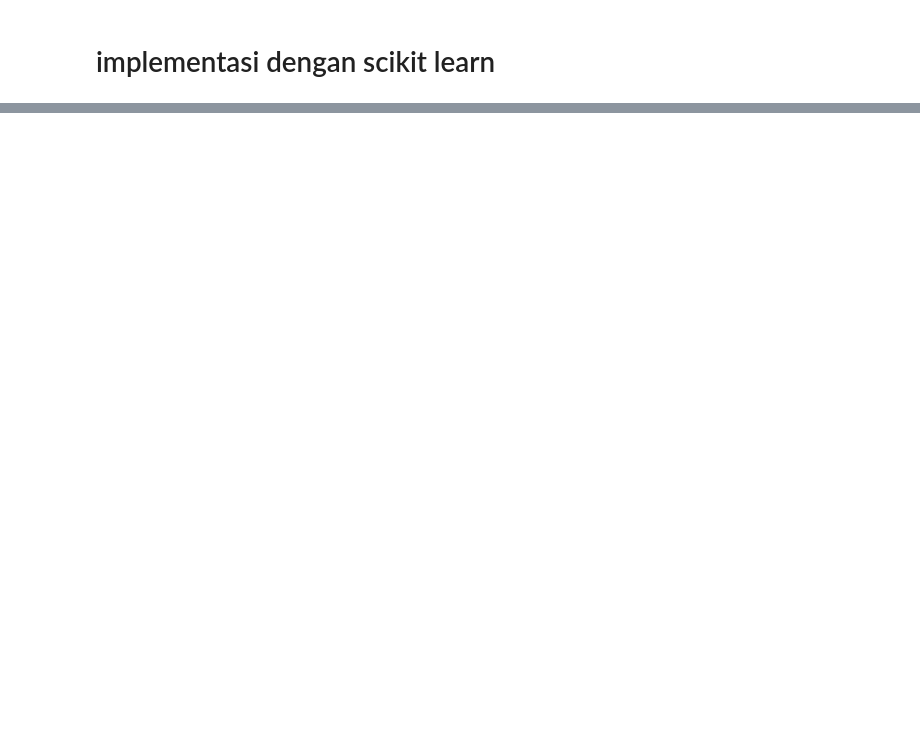
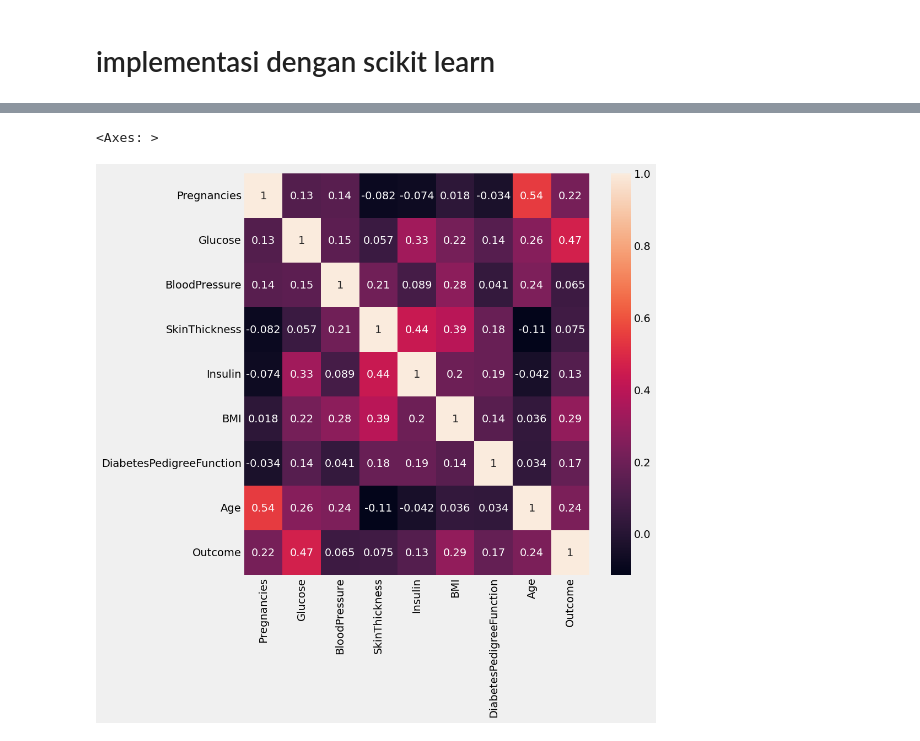
Before and after one commit to ihyaulumuddin044/Pengantar_ML, a Jupyter notebook: modules/logistic_regression/logistic_regression_from_scratch.ipynb, the cells around one changed output, grey strips where cells are left out. Saved outputs shown, nothing was run; the diff lists cells and outputs as text; code cells hidden in the pictures; blank space fills up the shorter version.

```diff
--- a/modules/logistic_regression/logistic_regression_from_scratch.ipynb
+++ b/modules/logistic_regression/logistic_regression_from_scratch.ipynb
@@ -218,0 +294,6 @@ display(df)
+# %%
+plt.figure(figsize=(9,9))
+sns.heatmap(data.corr(), annot=True)
+# %% [output]
+<Axes: >
+[figure, added]
```
Also changed, not shown: parts of 15 cells of this notebook.
